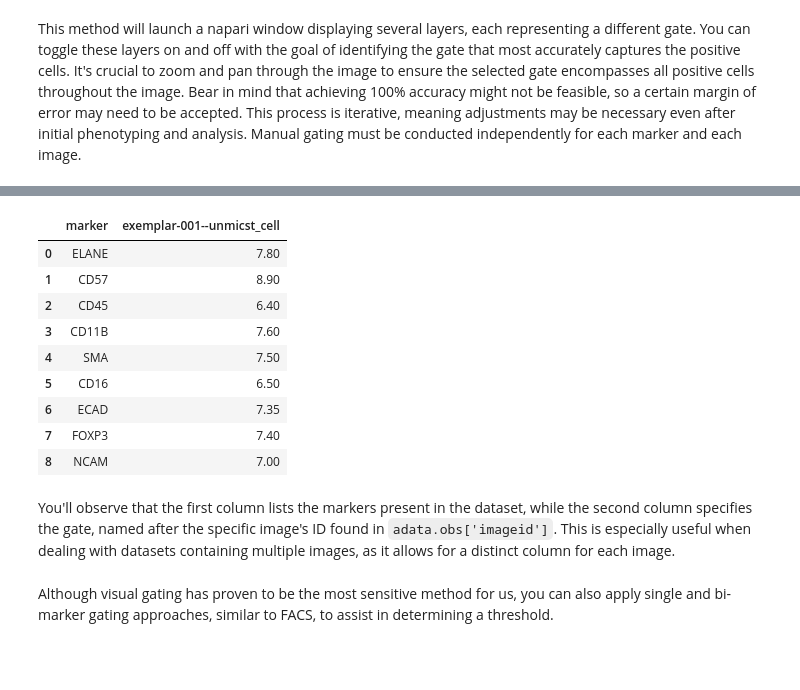
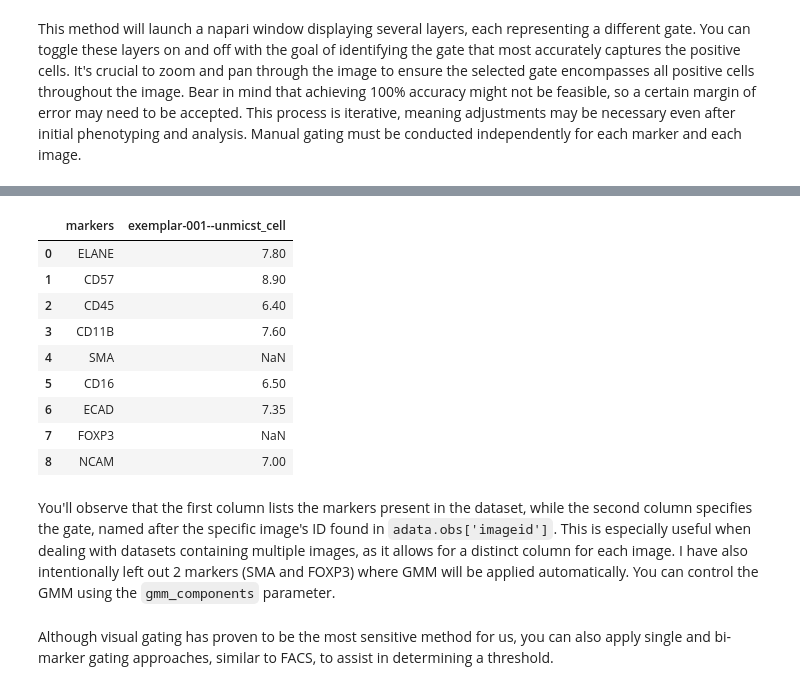
Before and after one commit to labsyspharm/scimap, a Jupyter notebook: docs/tutorials/nbs/scimap_phenotyping.ipynb, the cells around one changed output, grey strips where cells are left out. Drawn from its saved outputs; the diff is of its cells as text; code cells hidden in the pictures; blank space fills up the shorter version.

Commit message:
exemplar changes and verbose to rescale

```diff
--- a/docs/tutorials/nbs/scimap_phenotyping.ipynb
+++ b/docs/tutorials/nbs/scimap_phenotyping.ipynb
@@ -39,19 +99,19 @@ sm.pl.gate_finder (image_path, adata, marker_of_interest, from_gate = 5, to_gate
 # %%
 # Do the above step for each marker and then create a `.csv` file like below:
-pd.read_csv('/Users/aj/Dropbox (Partners HealthCare)/nirmal lab/resources/exemplarData/scimapExampleData/manual_gates.csv')
+pd.read_csv('/Users/aj/Partners HealthCare Dropbox/Ajit Nirmal/nirmal lab/softwares/scimap/scimap/tests/scimapExampleData/manual_gates.csv')
 # %% [output]
-|  | marker | exemplar-001--unmicst_cell |
+|  | markers | exemplar-001--unmicst_cell |
 | 0 | ELANE | 7.80 |
 | 1 | CD57 | 8.90 |
 | 2 | CD45 | 6.40 |
 | 3 | CD11B | 7.60 |
-| 4 | SMA | 7.50 |
+| 4 | SMA | NaN |
 | 5 | CD16 | 6.50 |
 | 6 | ECAD | 7.35 |
-| 7 | FOXP3 | 7.40 |
+| 7 | FOXP3 | NaN |
 | 8 | NCAM | 7.00 |
 # %% [markdown]
-You'll observe that the first column lists the markers present in the dataset, while the second column specifies the gate, named after the specific image's ID found in `adata.obs['imageid']`. This  is especially useful when dealing with datasets containing multiple images, as it allows for a distinct column for each image.
+You'll observe that the first column lists the markers present in the dataset, while the second column specifies the gate, named after the specific image's ID found in `adata.obs['imageid']`. This  is especially useful when dealing with datasets containing multiple images, as it allows for a distinct column for each image. I have also intentionally left out 2 markers (SMA and FOXP3) where GMM will be applied automatically. You can control the GMM using the `gmm_components` parameter.
 # %% [markdown]
 Although visual gating has proven to be the most sensitive method for us, you can also apply single and bi-marker gating approaches, similar to FACS, to assist in determining a threshold.
 # %%
```
Also changed, not shown: parts of 11 cells of this notebook, 2 other files.
